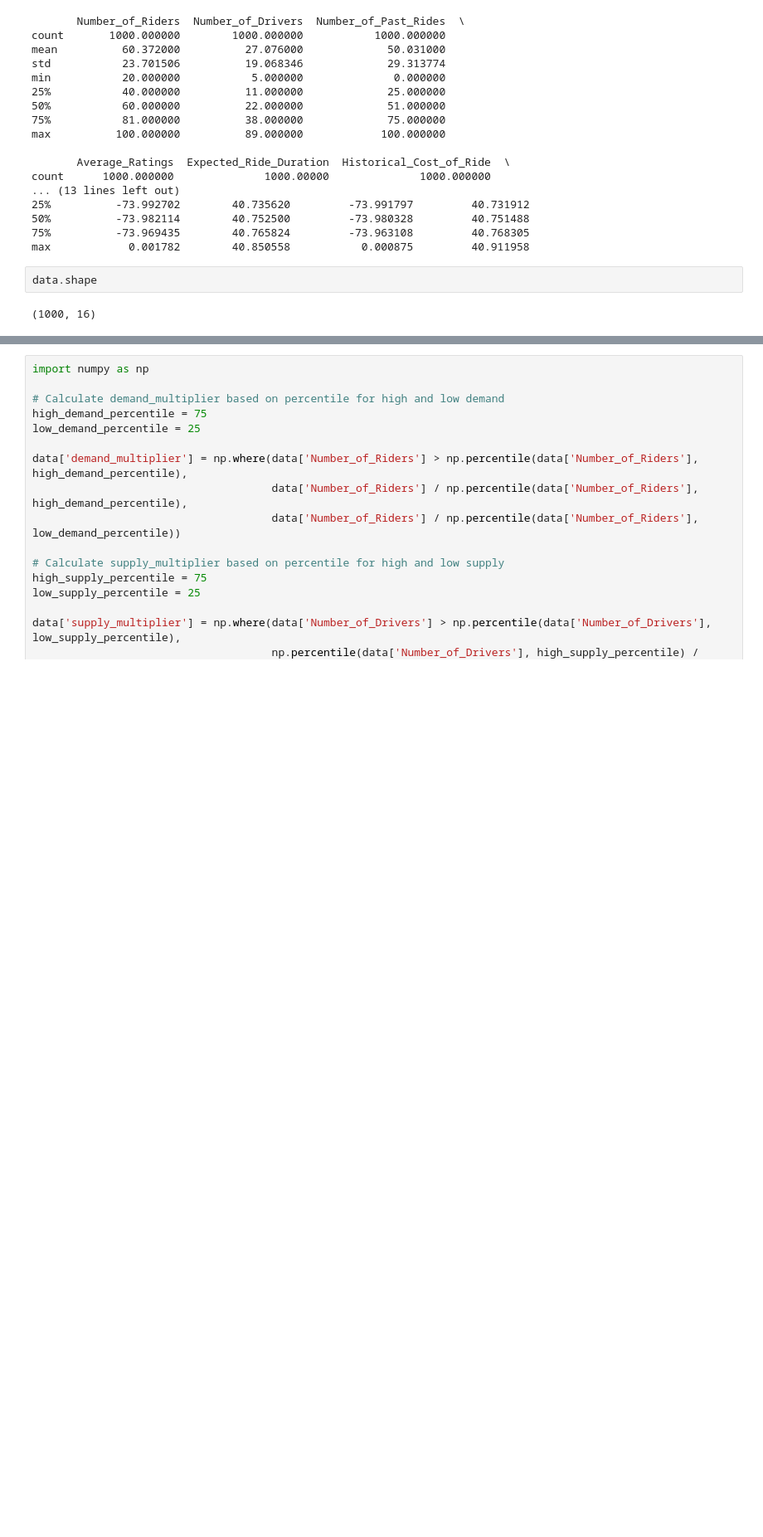
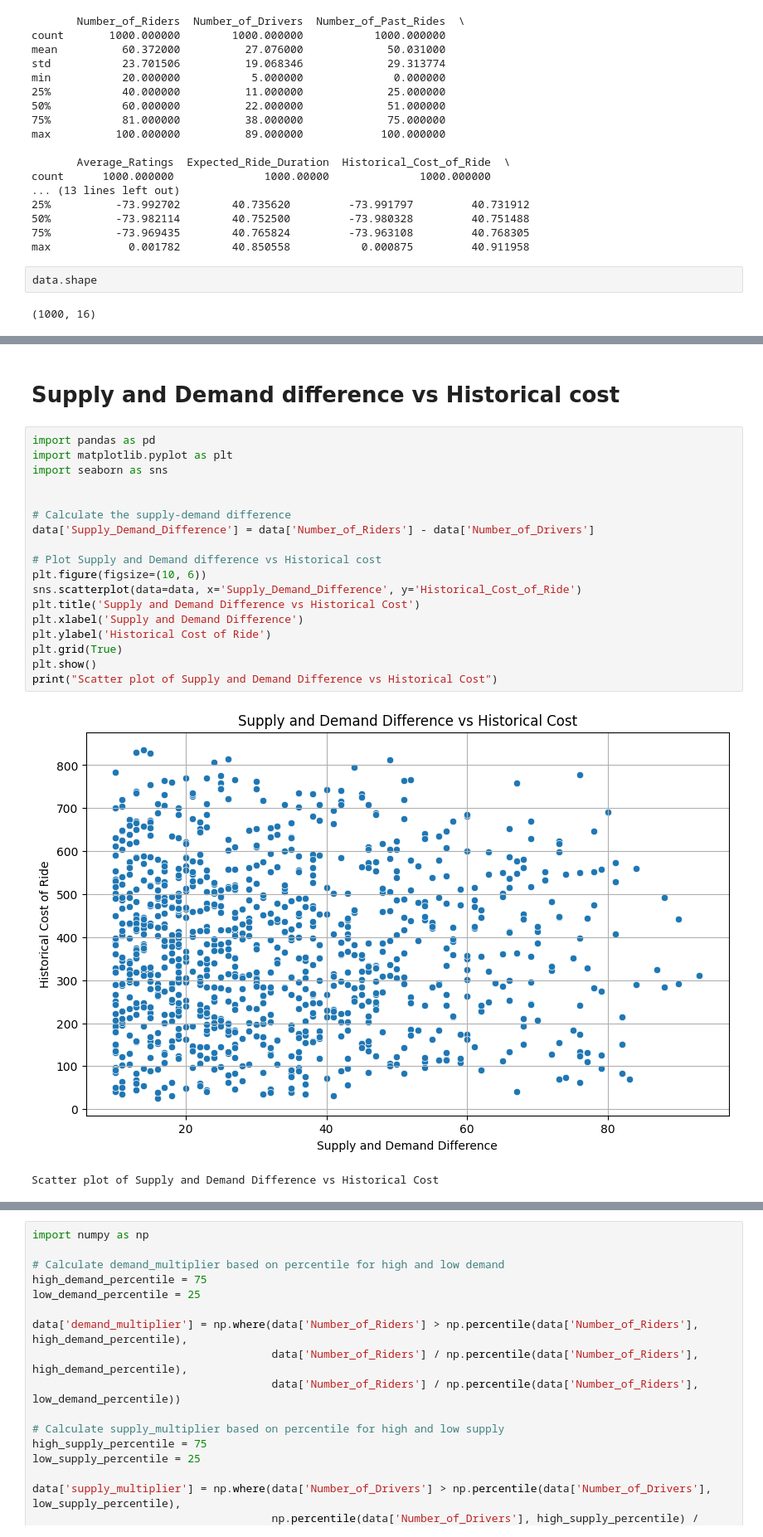
Before and after one commit to AhamadAli30/Dynamic-Pricing-on-Uber-Fares, a Jupyter notebook: Dynamic_pricing.ipynb, the cells around one changed output, grey strips where cells are left out. Shown at 83% size. Drawn from its saved outputs; the diff is of its cells as text; blank space fills up the shorter version.

```diff
--- a/Dynamic_pricing.ipynb
+++ b/Dynamic_pricing.ipynb
@@ -74,0 +193,23 @@ fig.show()
+# %% [markdown]
+# **Supply and Demand difference vs Historical cost**
+# %%
+import pandas as pd
+import matplotlib.pyplot as plt
+import seaborn as sns
+
+
+# Calculate the supply-demand difference
+data['Supply_Demand_Difference'] = data['Number_of_Riders'] - data['Number_of_Drivers']
+
+# Plot Supply and Demand difference vs Historical cost
+plt.figure(figsize=(10, 6))
+sns.scatterplot(data=data, x='Supply_Demand_Difference', y='Historical_Cost_of_Ride')
+plt.title('Supply and Demand Difference vs Historical Cost')
+plt.xlabel('Supply and Demand Difference')
+plt.ylabel('Historical Cost of Ride')
+plt.grid(True)
+plt.show()
+print("Scatter plot of Supply and Demand Difference vs Historical Cost")
+# %% [output]
+[figure, added]
+Scatter plot of Supply and Demand Difference vs Historical Cost
```
Also changed, not shown: parts of 10 cells of this notebook.
